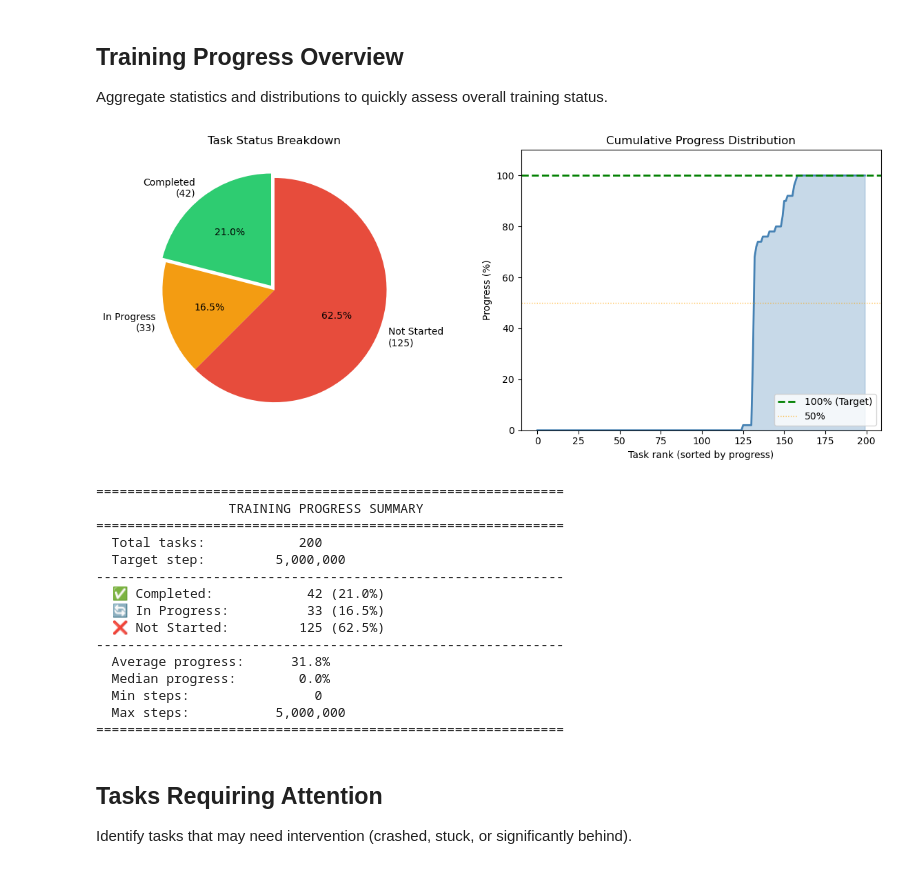
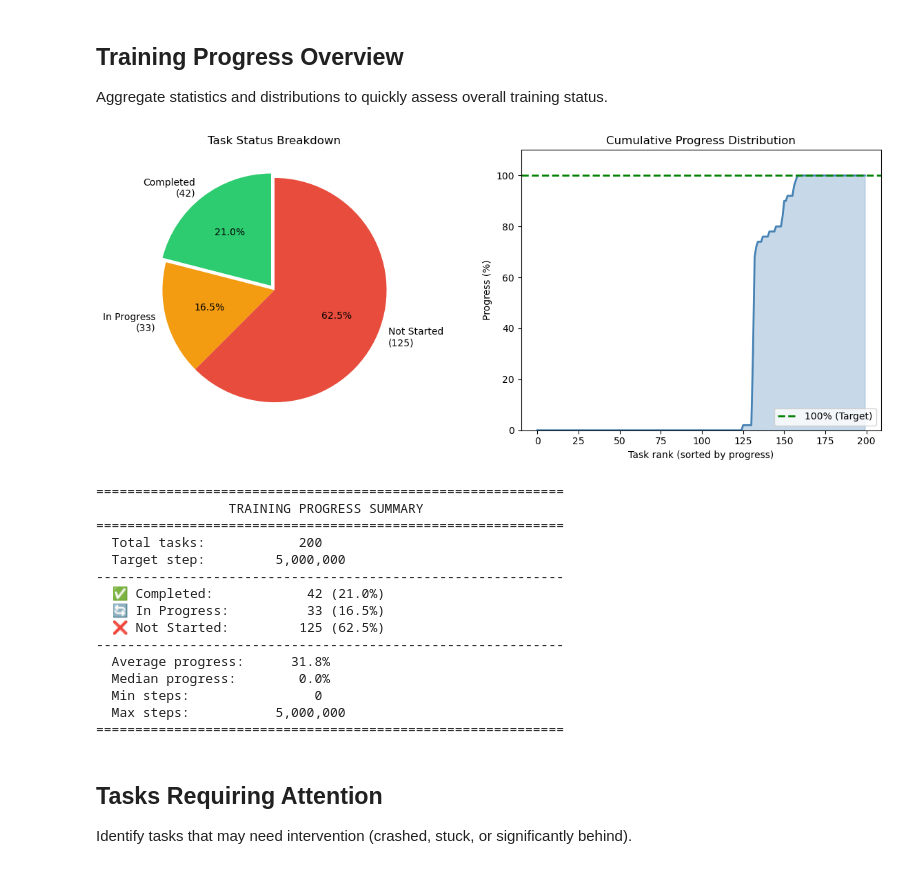
Before and after one commit to keyboardAnt/newt, a Jupyter notebook: discover/browse_runs.ipynb, the cells around one changed output. Saved outputs shown, nothing was run; the diff lists cells and outputs as text; code cells hidden in the pictures.

Commit message:
Update execution count and remove unnecessary plot line in `browse_runs.ipynb`
- Incremented the execution count for a code cell to maintain proper order.
- Removed the horizontal line at 50% from the cumulative progress plot for clarity in visual representation.

```diff
--- a/discover/browse_runs.ipynb
+++ b/discover/browse_runs.ipynb
@@ -385,38 +385,37 @@ def training_overview(df: pd.DataFrame, target_step: int = 5_000_000) -> None:
     ax2.fill_between(range(len(sorted_progress)), sorted_progress, alpha=0.3, color='steelblue')
     ax2.plot(sorted_progress.values, color='steelblue', linewidth=2)
     ax2.axhline(y=100, color='green', linestyle='--', linewidth=2, label='100% (Target)')
-    ax2.axhline(y=50, color='orange', linestyle=':', linewidth=1, alpha=0.7, label='50%')
     ax2.set_xlabel('Task rank (sorted by progress)')
     ax2.set_ylabel('Progress (%)')
     ax2.set_title('Cumulative Progress Distribution')
     ax2.set_ylim(0, 110)
     ax2.legend(loc='lower right')
 
     plt.tight_layout()
     plt.show()
 
     # Print summary statistics
     print("=" * 60)
     print(f"{'TRAINING PROGRESS SUMMARY':^60}")
     print("=" * 60)
     print(f"  Total tasks:         {n_tasks:>6}")
     print(f"  Target step:         {target_step:>6,}")
     print("-" * 60)
     print(f"  ✅ Completed:        {completed:>6} ({pct_complete:.1f}%)")
     print(f"  🔄 In Progress:      {in_progress:>6} ({100*in_progress/n_tasks:.1f}%)")
     print(f"  ❌ Not Started:      {not_started:>6} ({100*not_started/n_tasks:.1f}%)")
     print("-" * 60)
     print(f"  Average progress:    {avg_progress:>6.1f}%")
     print(f"  Median progress:     {median_progress:>6.1f}%")
     print(f"  Min steps:           {int(steps.min()):>6,}")
     print(f"  Max steps:           {int(steps.max()):>6,}")
     print("=" * 60)
 
 
 # Run the overview
 training_overview(df_all, target_step=5_000_000)
 # %% [output]
-[figure, old version]
+[figure, new version]
 ============================================================
                  TRAINING PROGRESS SUMMARY
 ============================================================
```
